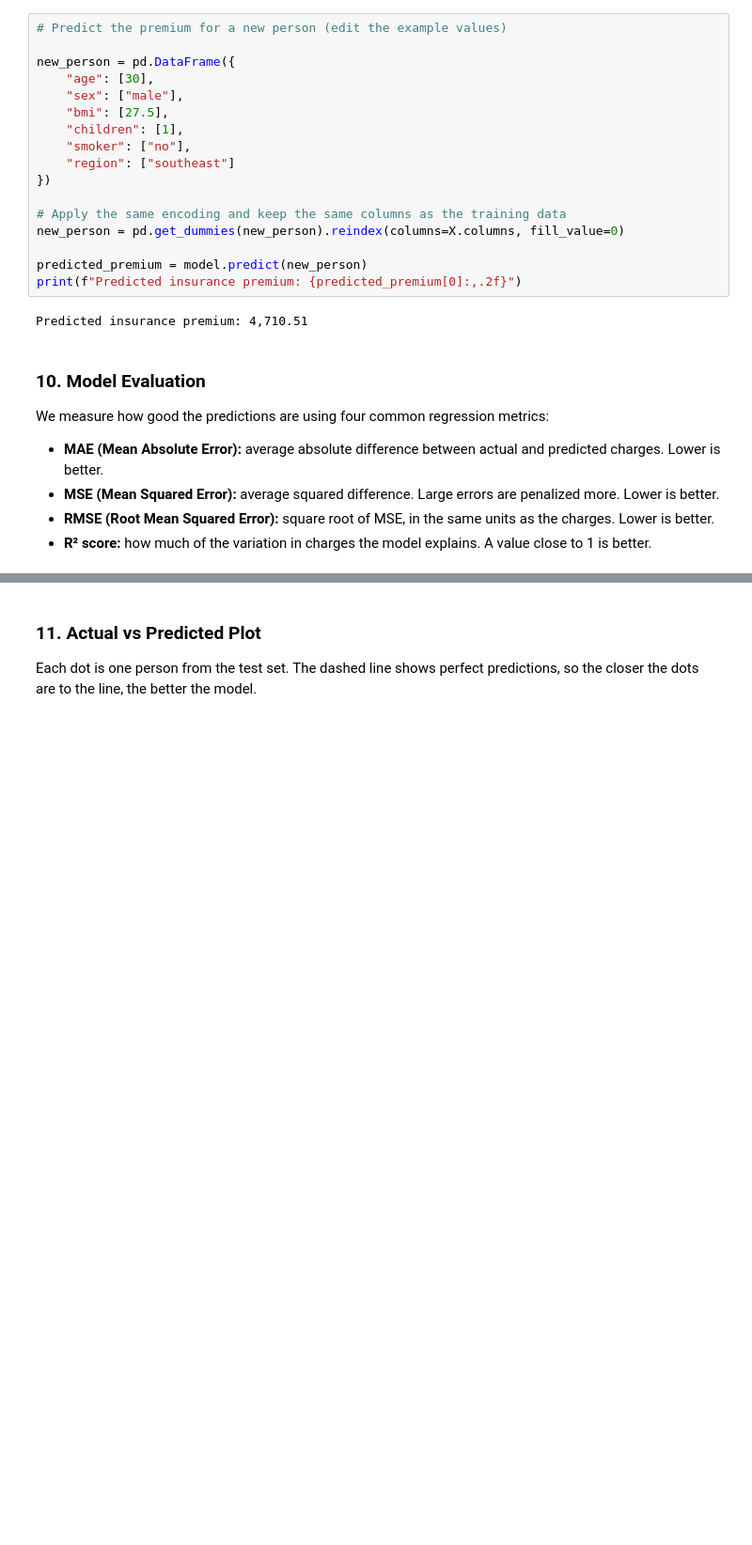
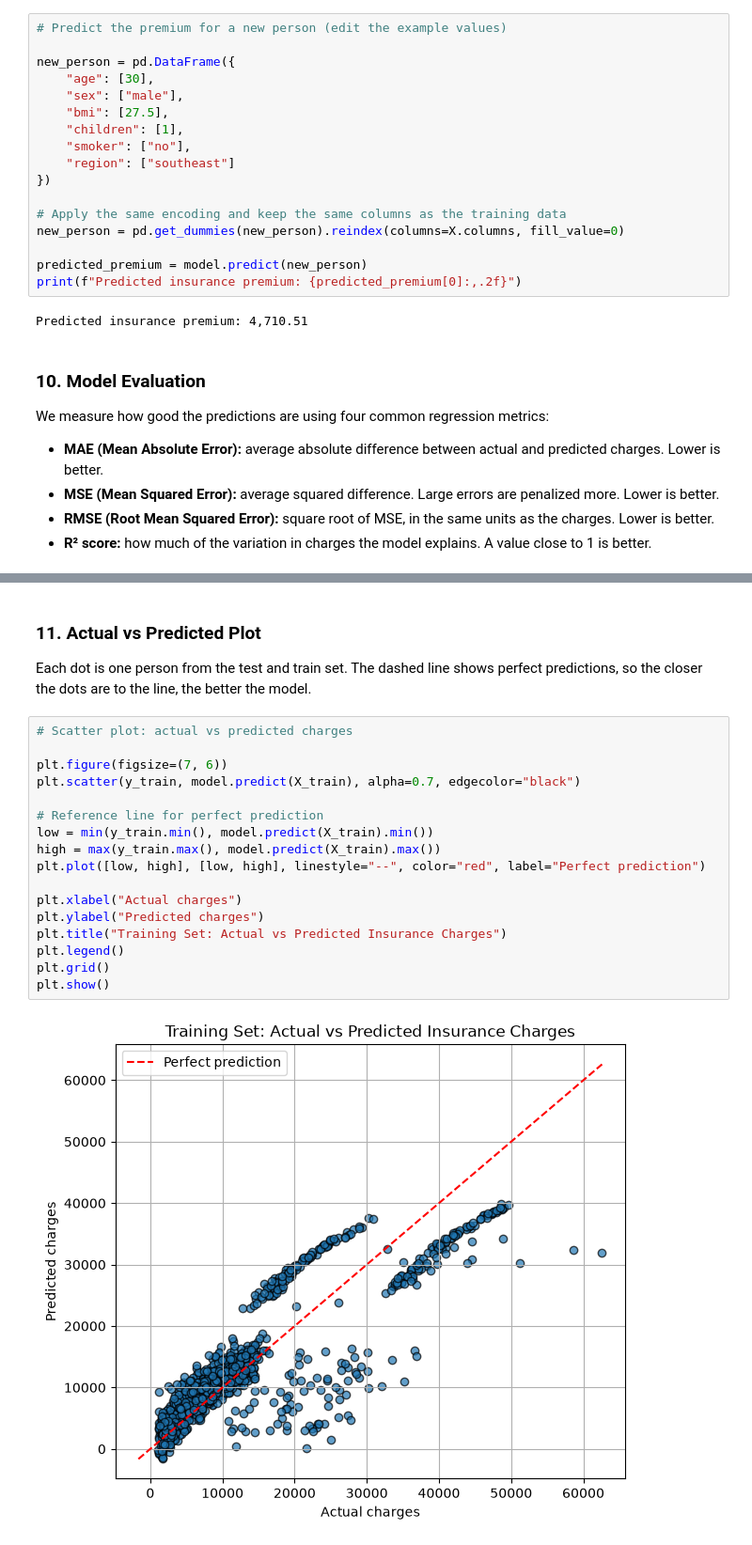
Before and after one commit to HarshitAgrawal-2030/InsurancePriceML, a Jupyter notebook: notebooks/Insurance_Premium_Linear_Regression.ipynb, the cells around one changed output, grey strips where cells are left out. Shown at 94% size. Saved outputs shown, nothing was run; the diff lists cells and outputs as text; blank space fills up the shorter version.

```diff
--- a/notebooks/Insurance_Premium_Linear_Regression.ipynb
+++ b/notebooks/Insurance_Premium_Linear_Regression.ipynb
@@ -335,7 +327,26 @@ R²   : 0.807
 # %% [markdown]
 ### 11. Actual vs Predicted Plot
 
-Each dot is one person from the test set. The dashed line shows perfect predictions, so the closer the dots are to the line, the better the model.
+Each dot is one person from the test and train set. The dashed line shows perfect predictions, so the closer the dots are to the line, the better the model.
+# %%
+# Scatter plot: actual vs predicted charges
+
+plt.figure(figsize=(7, 6))
+plt.scatter(y_train, model.predict(X_train), alpha=0.7, edgecolor="black")
+
+# Reference line for perfect prediction
+low = min(y_train.min(), model.predict(X_train).min())
+high = max(y_train.max(), model.predict(X_train).max())
+plt.plot([low, high], [low, high], linestyle="--", color="red", label="Perfect prediction")
+
+plt.xlabel("Actual charges")
+plt.ylabel("Predicted charges")
+plt.title("Training Set: Actual vs Predicted Insurance Charges")
+plt.legend()
+plt.grid()
+plt.show()
+# %% [output]
+[figure, added]
 # %%
 # Scatter plot: actual vs predicted charges
 
```
Also changed, not shown: parts of 14 cells of this notebook.
